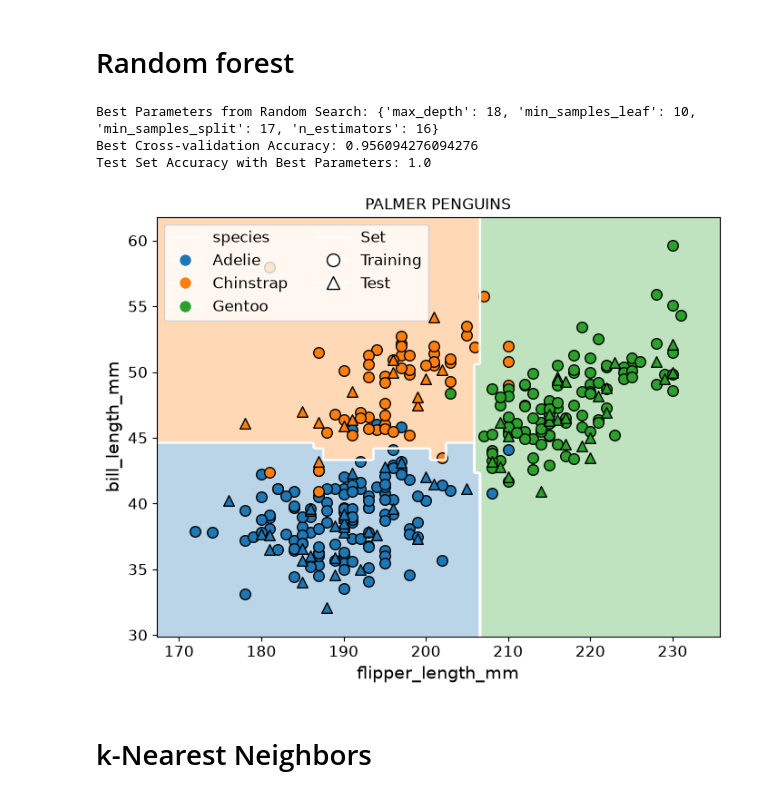
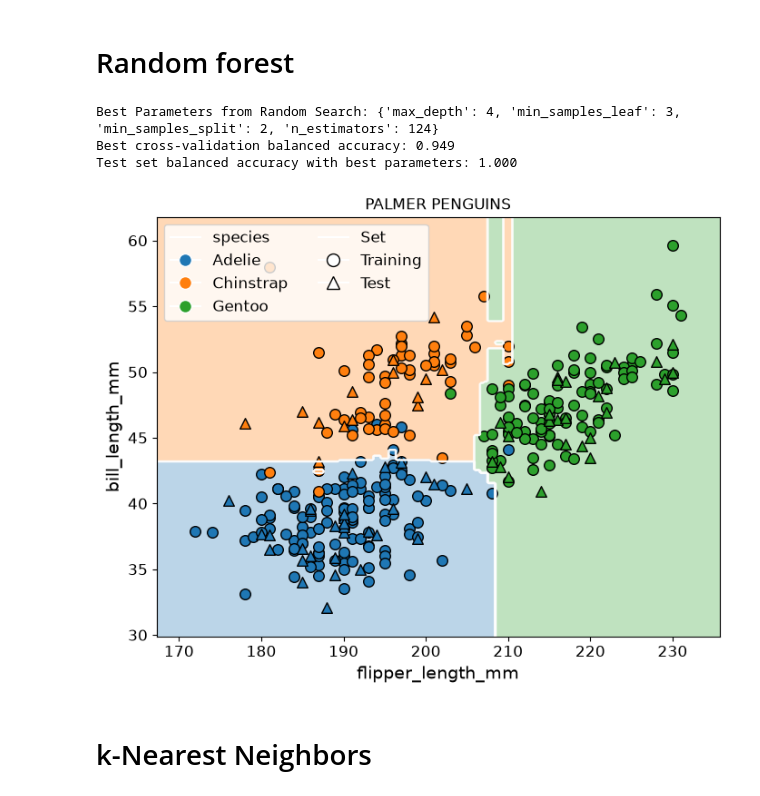
Before and after one commit to w4bo/AA2627-unibo-mldm, a Jupyter notebook: slides/lab-10-modeling.ipynb, the cells around one changed output. Drawn from its saved outputs; the diff is of its cells as text; code cells hidden in the pictures.

```diff
--- a/slides/lab-10-modeling.ipynb
+++ b/slides/lab-10-modeling.ipynb
@@ -104,3 +124,14 @@ df.head()
+# %%
+#| echo: false
+model_performance = {}
+
+imbalance_ratio = class_distribution["count"].min() / class_distribution["count"].max()
+imbalance_threshold = 0.8
+use_balanced_accuracy = imbalance_ratio < imbalance_threshold
+
+evaluation_metric = balanced_accuracy_score if use_balanced_accuracy else accuracy_score
+evaluation_scorer = "balanced_accuracy" if use_balanced_accuracy else "accuracy"
+metric_label = "Balanced accuracy" if use_balanced_accuracy else "Accuracy"
 # %% [markdown]
 # Feature understanding
 
@@ -248,6 +288,8 @@ def plot_boundary(clf, title, norm=False):
     )
     # Train a classifier
     clf.fit(X_plot_train, y_plot_train)
+    clf.train_score_ = evaluation_metric(y_plot_train, clf.predict(X_plot_train))
+    clf.test_score_ = evaluation_metric(y_plot_test, clf.predict(X_plot_test))
 
     # Create a meshgrid for plotting decision boundaries
     x_min, x_max = [cxlim[0] - 0.5, cxlim[1] + 0.5]
@@ -449,24 +521,0 @@ How do we test the hyperparameter configurations?
-# %%
-#| echo: false
-
-# Prepare to store max_depth values and corresponding accuracies
-max_depths = range(1, 10)
-train_accuracies, cv_accuracies, cv_stds = [], [], []
-for max_depth in max_depths:  # Train decision trees with increasing max_depth
-    clf = DecisionTreeClassifier(max_depth=max_depth, random_state=seed)
-    clf.fit(X_train, y_train)
-    train_acc = accuracy_score(y_train, clf.predict(X_train))  # Compute accuracy for training set
-    cv_scores = cross_val_score(clf, X_train, y_train, cv=cv, scoring="accuracy")  # Evaluate with CV on the training set
-    train_accuracies.append(train_acc)
-    cv_accuracies.append(cv_scores.mean())
-    cv_stds.append(cv_scores.std())
-# Plot accuracies
-plt.figure(figsize=(4, 3))
-plt.plot(max_depths, train_accuracies, label="Training", marker="o")
-plt.errorbar(max_depths, cv_accuracies, yerr=cv_stds, label="CV", marker="o", capsize=3)
-plt.xticks(max_depths)
-plt.xlabel("max_depth")
-plt.ylabel("Accuracy")
-plt.legend()
-plt.grid(True)
-plt.tight_layout()
@@ -477,23 +524,24 @@ plt.tight_layout()
 # %%
 from sklearn.model_selection import RandomizedSearchCV
 from sklearn.ensemble import RandomForestClassifier
 from scipy.stats import randint
 rf = RandomForestClassifier(random_state=seed)  # Define a Random Forest Classifier
 param_dist = {  # Set up the parameter grid for random search
     'n_estimators': randint(2, 200),        # Number of trees in the forest
     'max_depth': randint(2, 20),            # Maximum depth of the tree
     'min_samples_split': randint(2, 20),    # Minimum number of samples to split a node
     'min_samples_leaf': randint(1, 20),     # Minimum number of samples in a leaf node
 }
-random_search = RandomizedSearchCV(rf, param_distributions=param_dist, n_iter=50, scoring='accuracy', cv=cv, random_state=seed, n_jobs=-1)  # Setup RandomizedSearchCV
+random_search = RandomizedSearchCV(rf, param_distributions=param_dist, n_iter=50, scoring=evaluation_scorer, cv=cv, random_state=seed, n_jobs=-1)  # Setup RandomizedSearchCV
 random_search.fit(X_train, y_train)  # Fit the random search model
 print("Best Parameters from Random Search:", random_search.best_params_)  # Output the best parameters
 best_rf = random_search.best_estimator_
-test_accuracy = best_rf.score(X_test, y_test)  # Evaluate the model with the best parameters on the test set
-print("Best Cross-validation Accuracy:", random_search.best_score_, "\nTest Set Accuracy with Best Parameters:", test_accuracy)  # Output the best score
+test_score = evaluation_metric(y_test, best_rf.predict(X_test))  # Evaluate the model with the selected metric on the test set
+print(f"Best cross-validation {metric_label.lower()}: {random_search.best_score_:.3f}")  # Output the best score
+print(f"Test set {metric_label.lower()} with best parameters: {test_score:.3f}")
 forest = plot_boundary(best_rf, "rf_cplot")
 # %% [output]
-Best Parameters from Random Search: {'max_depth': 18, 'min_samples_leaf': 10, 'min_samples_split': 17, 'n_estimators': 16}
-Best Cross-validation Accuracy: 0.956094276094276
-Test Set Accuracy with Best Parameters: 1.0
+Best Parameters from Random Search: {'max_depth': 4, 'min_samples_leaf': 3, 'min_samples_split': 2, 'n_estimators': 124}
+Best cross-validation balanced accuracy: 0.949
+Test set balanced accuracy with best parameters: 1.000
-[figure, old version]
+[figure, new version]
```
Also changed, not shown: parts of 20 cells of this notebook.
